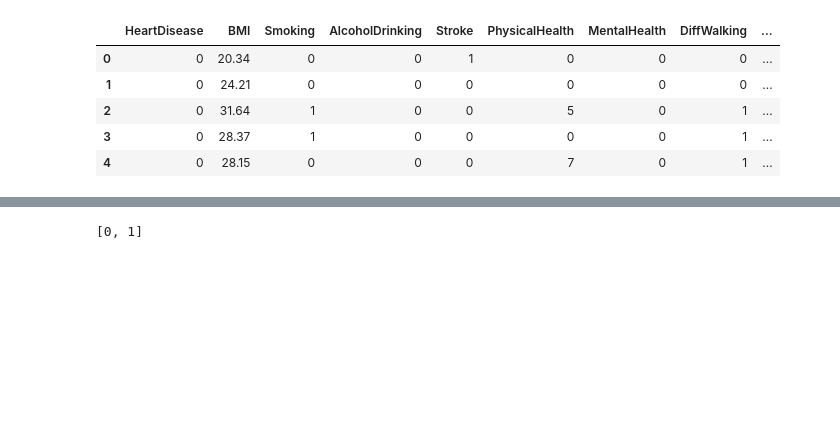
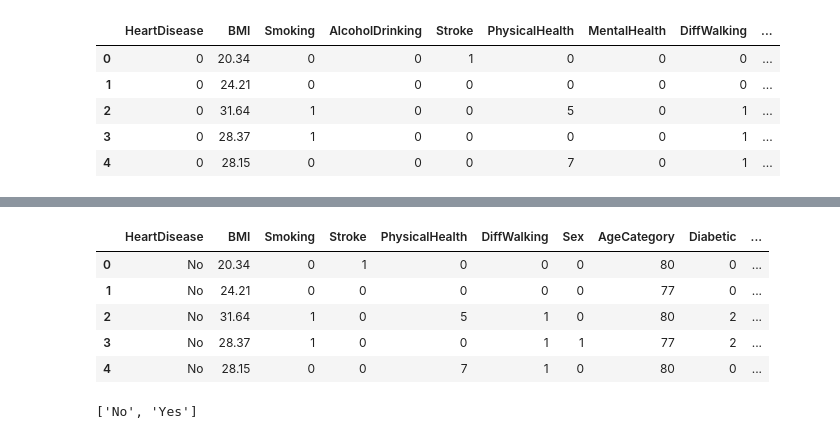
Before and after one commit to crypt0kitik/Deep_Learning, a Jupyter notebook: 2 - ANN for classification/03 - Neural network_1.ipynb, the cells around one changed output, grey strips where cells are left out. Saved outputs shown, nothing was run; the diff lists cells and outputs as text; code cells hidden in the pictures; blank space fills up the shorter version.

```diff
--- a/2 - ANN for classification/03 - Neural network_1.ipynb
+++ b/2 - ANN for classification/03 - Neural network_1.ipynb
@@ -73,6 +84,24 @@ Validation data amount: 29933
+# %%
+ # by inspecting correlation matrix and SelectKBest results
+# we decided to drop these variables, since they don't really bring anything into the result
+# thus resulting in extra noise in the dataset
+removables = ["GenHealth", "MentalHealth", "PhysicalActivity", "Race", "AlcoholDrinking", "Asthma", "SleepTime"]
+df = df.drop(removables, axis=1)
+# %%
+#
+df['HeartDisease'] = df['HeartDisease'].replace({0: "No", 1: "Yes"})
+# %%
+df.head()
+# %% [output]
+|  | HeartDisease | BMI | Smoking | Stroke | PhysicalHealth | DiffWalking | Sex | AgeCategory | Diabetic | ... |
+| 0 | No | 20.34 | 0 | 1 | 0 | 0 | 0 | 80 | 0 | ... |
+| 1 | No | 24.21 | 0 | 0 | 0 | 0 | 0 | 77 | 0 | ... |
+| 2 | No | 31.64 | 1 | 0 | 5 | 1 | 0 | 80 | 2 | ... |
+| 3 | No | 28.37 | 1 | 0 | 0 | 1 | 1 | 77 | 2 | ... |
+| 4 | No | 28.15 | 0 | 0 | 7 | 1 | 0 | 80 | 0 | ... |
 # %%
 # save the categories into a list
 categories = list(np.unique(df['HeartDisease']))
 print(categories)
 # %% [output]
-[0, 1]
+['No', 'Yes']
```
Also changed, not shown: parts of 23 cells of this notebook, 8 other files.
